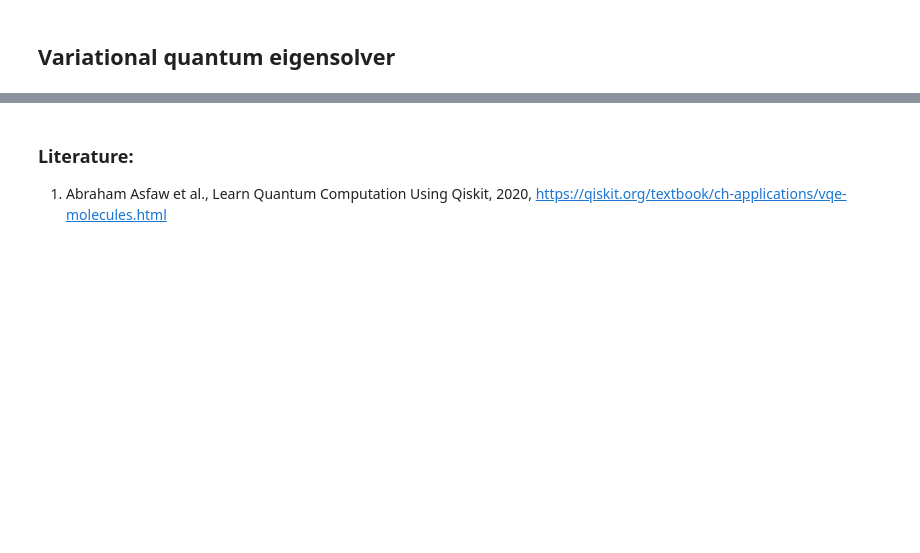
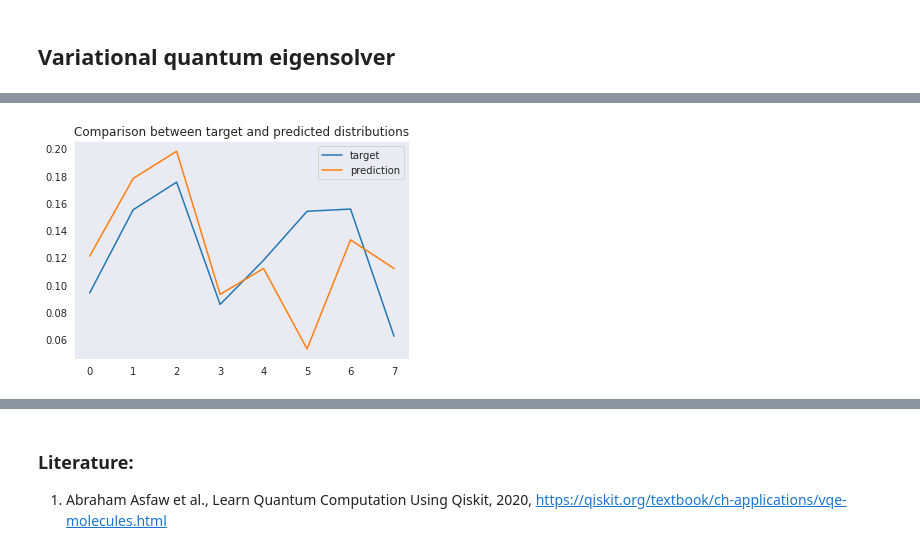
Before and after one commit to asakhnenko/EntangledSolutions, a Jupyter notebook: variational_quantum_eigensolver.ipynb, the cells around one changed output, grey strips where cells are left out. Saved outputs shown, nothing was run; the diff lists cells and outputs as text; code cells hidden in the pictures; blank space fills up the shorter version.

```diff
--- a/variational_quantum_eigensolver.ipynb
+++ b/variational_quantum_eigensolver.ipynb
@@ -75,16 +91,15 @@ Target distribution is set to [0.47867463 0.52132537]
 # %%
 simulator = qiskit.Aer.get_backend('qasm_simulator')
-circuit = VariationalForm(1, simulator, 100)
+circuit = VariationalForm(simulator, 100)
 
 # Constrained Optimization by Linear Approximation optimizer
-optimizer = optimizers.COBYLA(maxiter = 500, tol = 0.0001)
-params, error, _ = optimizer.optimize(num_vars = 3,
+optimizer = optimizers.COBYLA(maxiter = 100, tol = 1e-4)
+params, error, _ = optimizer.optimize(num_vars = circuit.num_parameters,
                                       objective_function = loss(circuit, target_distribution),
-                                      initial_point = np.random.rand(3))
+                                      initial_point = np.random.rand(circuit.num_parameters))
 
 predicted_distribution = circuit.run(params)
 
-np.set_printoptions(precision=2)
 print("Target distribution:       {}".format(target_distribution))
 print("Predicted distribution:    {}".format(predicted_distribution))
 print("Prediction error:          {0:0.4f}".format(error))
@@ -94,0 +180,8 @@ Prediction error:          0.0573
+# %%
+plt.plot(target_distribution, label='target')
+plt.plot(predicted_distribution, label='prediction')
+plt.legend()
+plt.title('Comparison between target and predicted distributions')
+plt.show()
+# %% [output]
+[figure, added]
```
Also changed, not shown: parts of 21 cells of this notebook.
